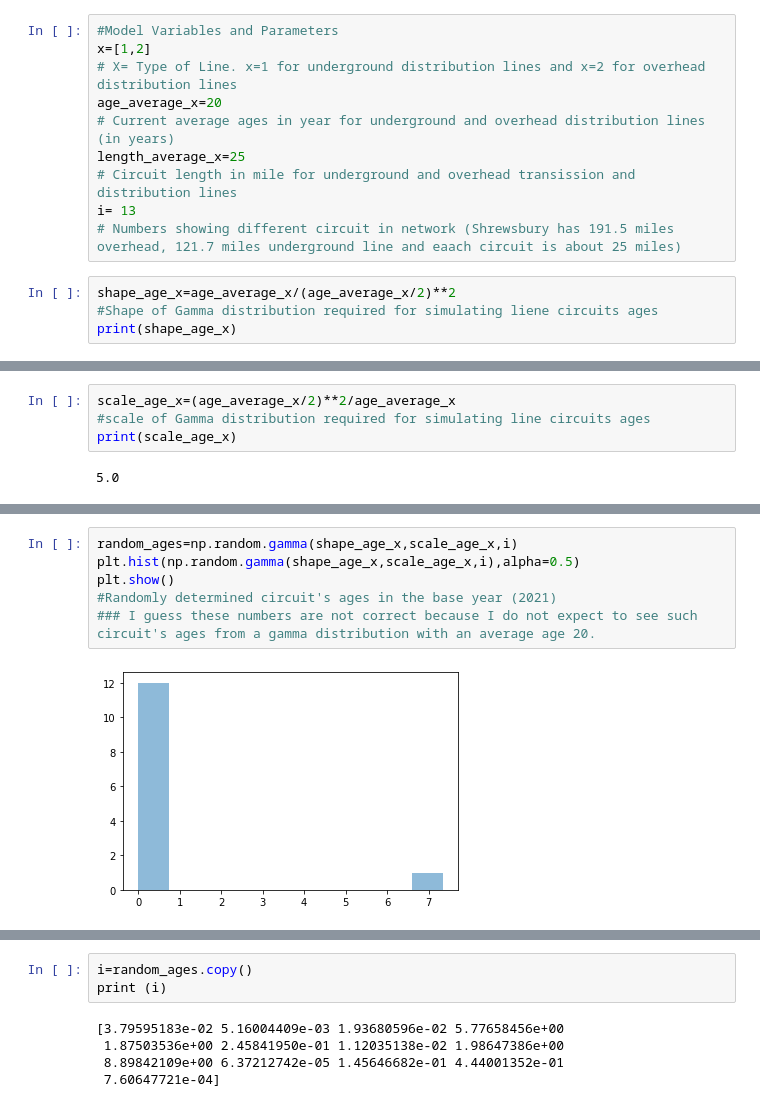
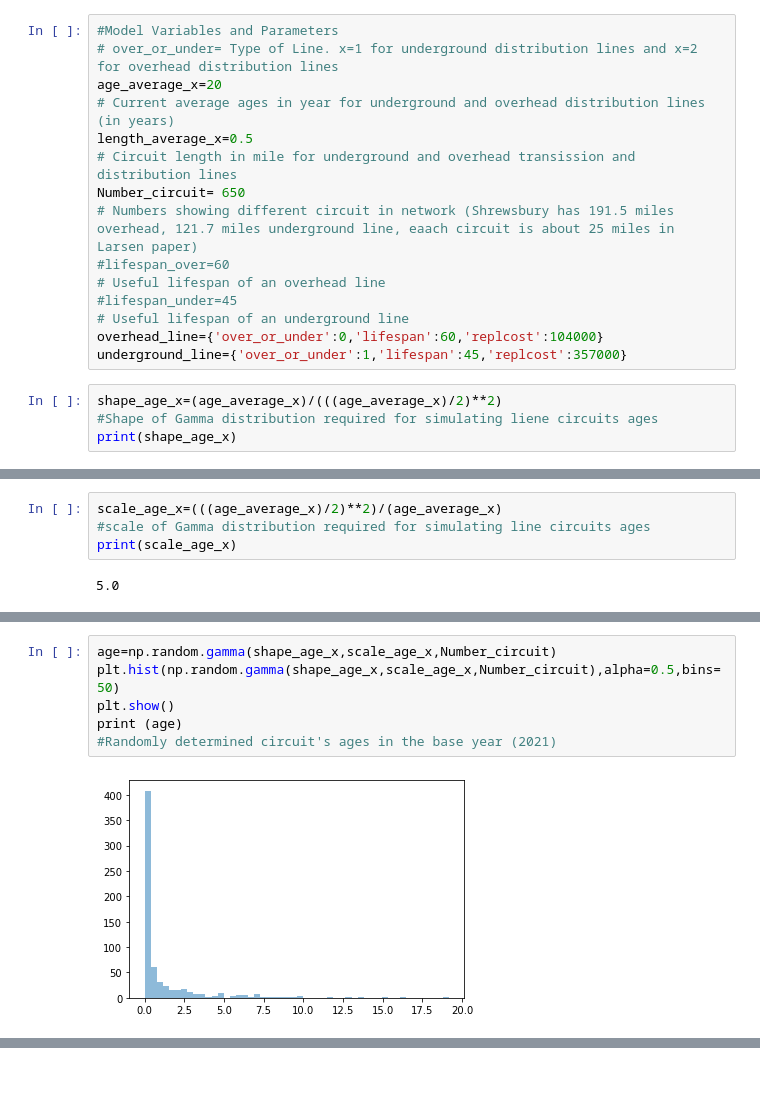
Before and after one commit to narslab/project-groundwork, a Jupyter notebook: bin/jupyter/project-groundwork.ipynb, the cells around one changed output, grey strips where cells are left out. Cells and saved outputs as stored; diff of their text form; blank space fills up the shorter version.

```diff
--- a/bin/jupyter/project-groundwork.ipynb
+++ b/bin/jupyter/project-groundwork.ipynb
@@ -5,21 +9,26 @@ import math
 # %%
 #Model Variables and Parameters
-x=[1,2]
-# X= Type of Line. x=1 for underground distribution lines and x=2 for overhead distribution lines
+# over_or_under= Type of Line. x=1 for underground distribution lines and x=2 for overhead distribution lines
 age_average_x=20
 # Current average ages in year for underground and overhead distribution lines (in years)
-length_average_x=25
+length_average_x=0.5
 # Circuit length in mile for underground and overhead transission and distribution lines
-i= 13
-# Numbers showing different circuit in network (Shrewsbury has 191.5 miles overhead, 121.7 miles underground line and eaach circuit is about 25 miles)
+Number_circuit= 650
+# Numbers showing different circuit in network (Shrewsbury has 191.5 miles overhead, 121.7 miles underground line, eaach circuit is about 25 miles in Larsen paper)
+#lifespan_over=60
+# Useful lifespan of an overhead line
+#lifespan_under=45
+# Useful lifespan of an underground line
+overhead_line={'over_or_under':0,'lifespan':60,'replcost':104000}
+underground_line={'over_or_under':1,'lifespan':45,'replcost':357000}
 # %%
-shape_age_x=age_average_x/(age_average_x/2)**2
+shape_age_x=(age_average_x)/(((age_average_x)/2)**2)
 #Shape of Gamma distribution required for simulating liene circuits ages
 print(shape_age_x)
 # %% [output]
 0.2
 # %%
-scale_age_x=(age_average_x/2)**2/age_average_x
+scale_age_x=(((age_average_x)/2)**2)/(age_average_x)
 #scale of Gamma distribution required for simulating line circuits ages
 print(scale_age_x)
 # %% [output]
@@ -27,8 +68,8 @@ print(scale_age_x)
 # %%
-random_ages=np.random.gamma(shape_age_x,scale_age_x,i)
-plt.hist(np.random.gamma(shape_age_x,scale_age_x,i),alpha=0.5)
+age=np.random.gamma(shape_age_x,scale_age_x,Number_circuit)
+plt.hist(np.random.gamma(shape_age_x,scale_age_x,Number_circuit),alpha=0.5,bins=50)
 plt.show()
+print (age)
 #Randomly determined circuit's ages in the base year (2021)
-### I guess these numbers are not correct because I do not expect to see such circuit's ages from a gamma distribution with an average age 20.
 # %% [output]
-[figure, old version]
+[figure, new version]
@@ -35,8 +92,0 @@ plt.show()
-# %%
-i=random_ages.copy()
-print (i)
-# %% [output]
-[3.79595183e-02 5.16004409e-03 1.93680596e-02 5.77658456e+00
- 1.87503536e+00 2.45841950e-01 1.12035138e-02 1.98647386e+00
- 8.89842109e+00 6.37212742e-05 1.45646682e-01 4.44001352e-01
- 7.60647721e-04]
```
Also changed, not shown: parts of 12 cells of this notebook.
